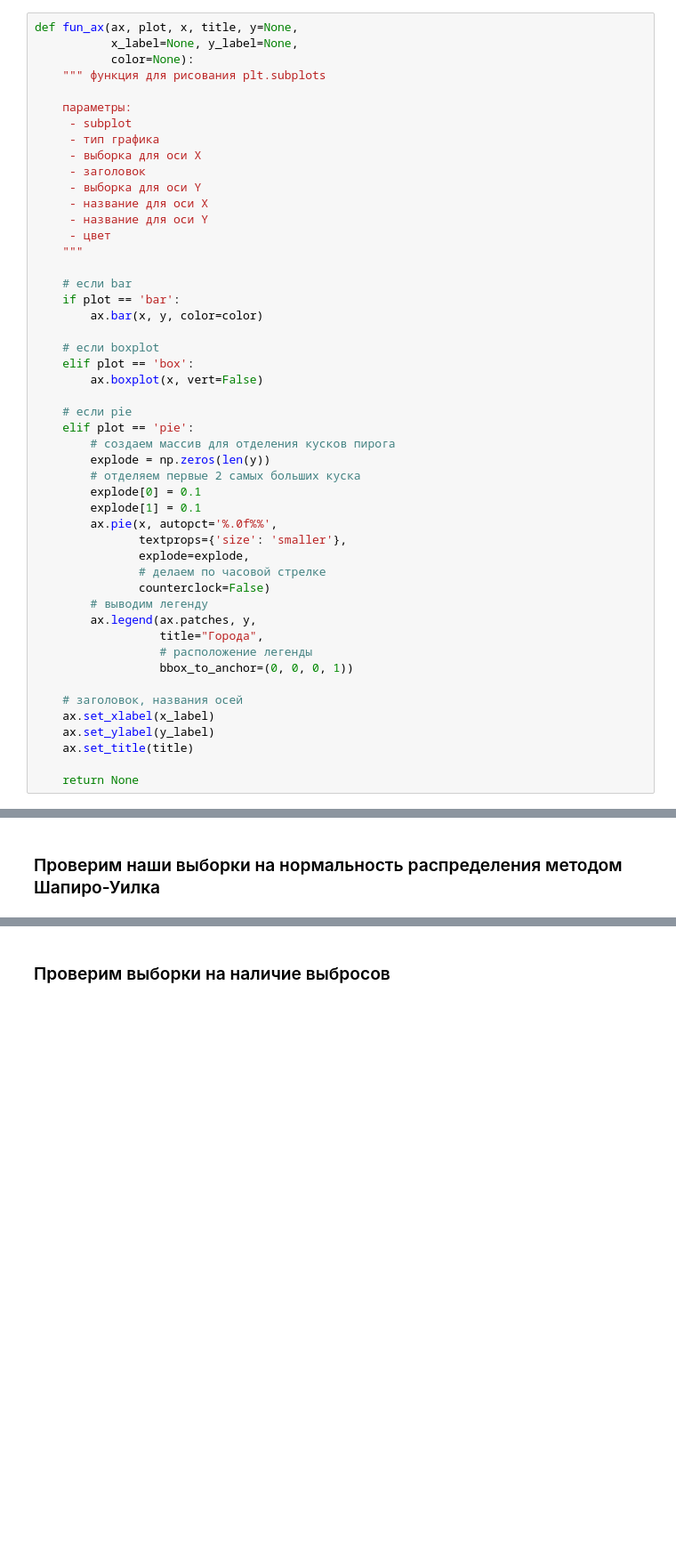
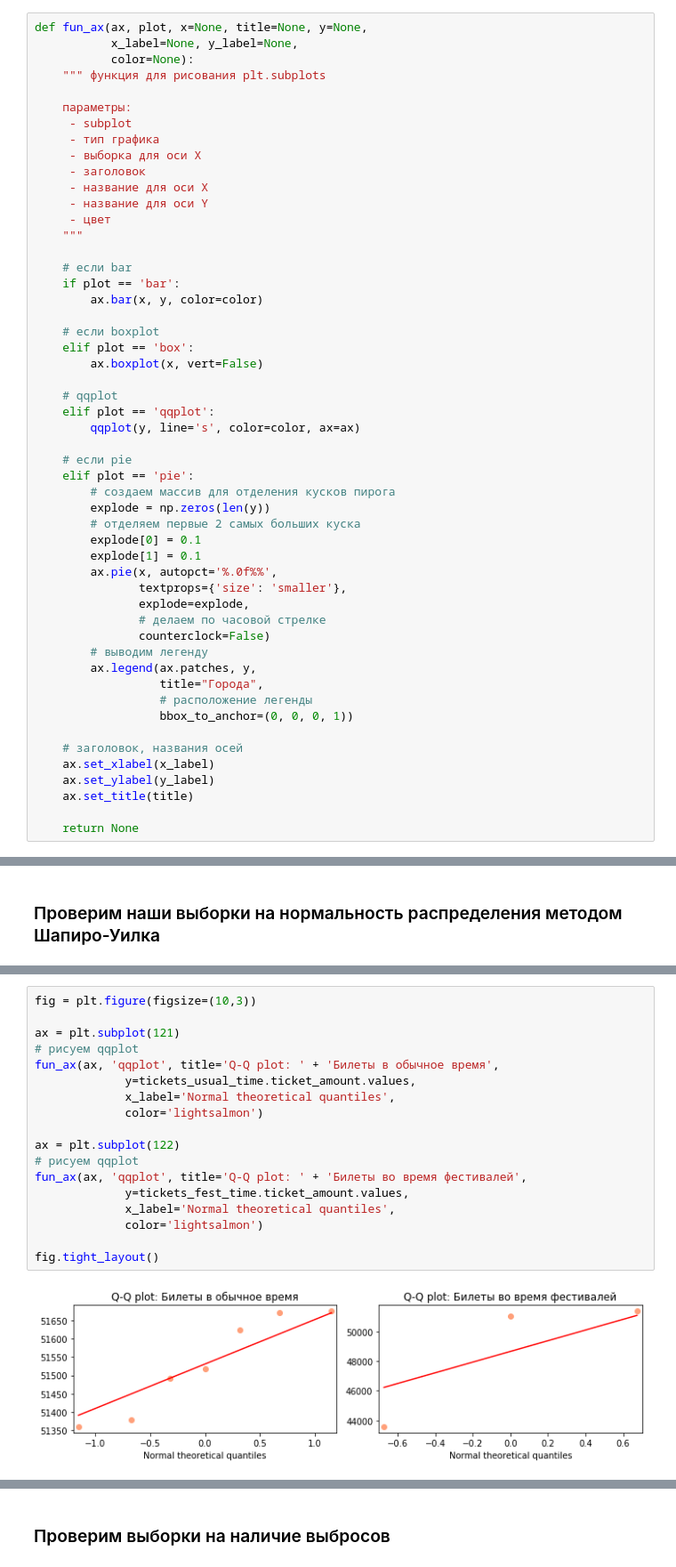
Before and after one commit to YuliyaKotova/projects, a Jupyter notebook: avia_sales_market_research/avia_sales_market_research.ipynb, the cells around one changed output, grey strips where cells are left out. Shown at 89% size. Drawn from its saved outputs; the diff is of its cells as text; blank space fills up the shorter version.

```diff
--- a/avia_sales_market_research/avia_sales_market_research.ipynb
+++ b/avia_sales_market_research/avia_sales_market_research.ipynb
@@ -185,7 +186,7 @@ display(city_flights_top10)
 # %% [markdown]
 ### Построим графики: модели самолётов и количество рейсов, города и количество рейсов, топ-10 городов и количество рейсов
 # %%
-def fun_ax(ax, plot, x, title, y=None,
+def fun_ax(ax, plot, x=None, title=None, y=None,
            x_label=None, y_label=None,
            color=None):
     """ функция для рисования plt.subplots
@@ -195,7 +196,6 @@ def fun_ax(ax, plot, x, title, y=None,
      - тип графика
      - выборка для оси X
      - заголовок
-     - выборка для оси Y
      - название для оси Х
      - название для оси Y
      - цвет
@@ -208,6 +208,10 @@ def fun_ax(ax, plot, x, title, y=None,
     # если boxplot
     elif plot == 'box':
         ax.boxplot(x, vert=False)
+
+    # qqplot
+    elif plot == 'qqplot':
+        qqplot(y, line='s', color=color, ax=ax)
 
     # если pie
     elif plot == 'pie':
@@ -314,0 +321,20 @@ statistic=0.784, p=0.076
+# %%
+fig = plt.figure(figsize=(10,3))
+
+ax = plt.subplot(121)
+# рисуем qqplot
+fun_ax(ax, 'qqplot', title='Q-Q plot: ' + 'Билеты в обычное время',
+             y=tickets_usual_time.ticket_amount.values,
+             x_label='Normal theoretical quantiles',
+             color='lightsalmon')
+
+ax = plt.subplot(122)
+# рисуем qqplot
+fun_ax(ax, 'qqplot', title='Q-Q plot: ' + 'Билеты во время фестивалей',
+             y=tickets_fest_time.ticket_amount.values,
+             x_label='Normal theoretical quantiles',
+             color='lightsalmon')
+
+fig.tight_layout()
+# %% [output]
+[figure, added]
```
Also changed, not shown: parts of 7 cells of this notebook.
